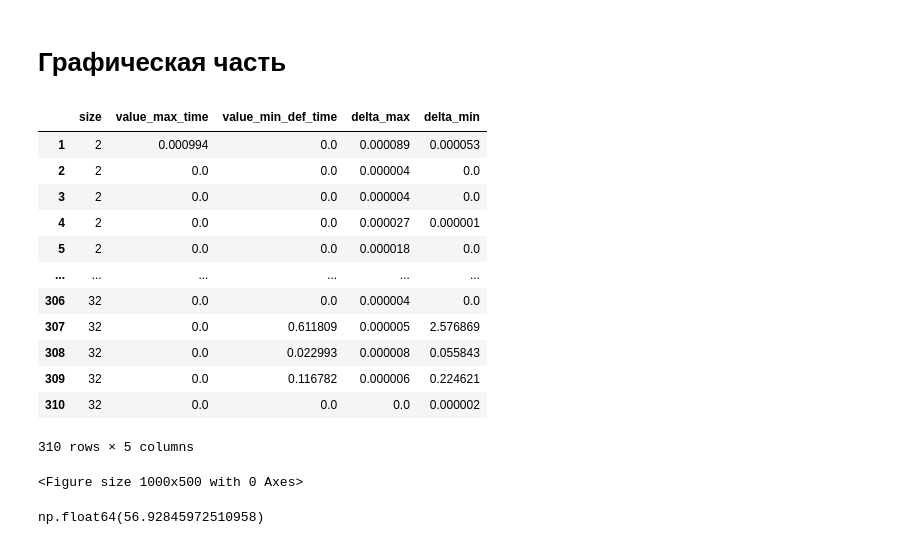
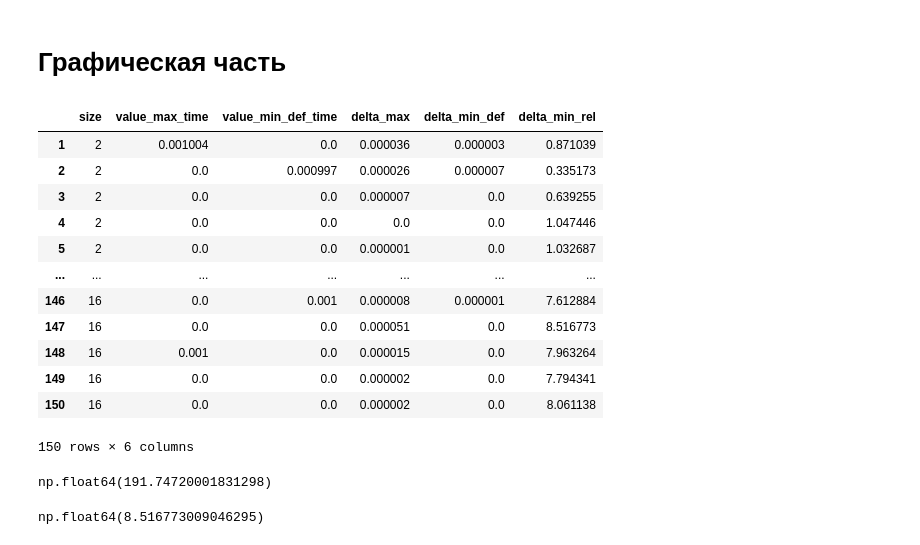
Before and after one commit to Jrol123/CalcMath, a Jupyter notebook: Course_prog/S5/main.ipynb, the cells around one changed output. Cells and saved outputs as stored; diff of their text form; code cells hidden in the pictures.

```diff
--- a/Course_prog/S5/main.ipynb
+++ b/Course_prog/S5/main.ipynb
@@ -6,7 +6,7 @@ import warnings
 warnings.filterwarnings(action="ignore", category=DeprecationWarning)
 # %%
 FIRST_SIZE = 2
-LAST_SIZE = 32
+LAST_SIZE = 16
 
 COUNT_TRIES = 10
 
@@ -26,8 +26,8 @@ df = pd.DataFrame(
         "value_max_time",
         "value_min_def",
         "value_min_def_time",
-        # "value_min_rel",
-        # "value_min_rel_time"
+        "value_min_rel",
+        "value_min_rel_time"
     ],
     index=range(1, (LAST_SIZE - FIRST_SIZE + 1) * COUNT_TRIES + 1),
 )
@@ -252,0 +229,5 @@ A: np.matrix = np.matrix("1 -2 -1;"
+# %%
+A: np.matrix = np.matrix("1 -2 -1;"
+                         "-1 1 1;"
+                         "1 0 -1")  # 0, 2, -1
+# arnoldi_iteration(A=A, n=3)
@@ -259,10 +338,12 @@ def generate_non_singular(n):
             return matrix
 # %%
 import numpy as np
-# texts = ["Прямые итерации", "Обратные итерации (обычные)", "Обратные итерации (Релэя)"]
-# funcs = [power_iteration, inverse_power_def, inverse_power_rel]
-texts = ["Прямые итерации", "Обратные итерации (обычные)"]
-funcs = [power_iteration, inverse_power_def]
+# texts = ["Прямые итерации", "Обратные итерации (обычные)", "Обратные итерации (Арнольди)"]
+# funcs = [power_iteration, inverse_power_def, arnoldi_iteration]
+texts = ["Прямые итерации", "Обратные итерации (обычные)", "Обратные итерации (Релэя)"]
+funcs = [power_iteration, inverse_power_def, inverse_power_rel]
+# texts = ["Прямые итерации", "Обратные итерации (обычные)"]
+# funcs = [power_iteration, inverse_power_def]
 mass = []
 
 for i in range(FIRST_SIZE, LAST_SIZE + 1):
@@ -274,7 +355,8 @@ for i in range(FIRST_SIZE, LAST_SIZE + 1):
     print()
 
 df["delta_max"] = abs(df["true_value_max"] - df["value_max"])
-df["delta_min"] = abs(df["true_value_min"] - df["value_min_def"])
+df["delta_min_def"] = abs(df["true_value_min"] - df["value_min_def"])
+df["delta_min_rel"] = abs(df["true_value_min"] - df["value_min_rel"])
 
 df
 # %% [output]
@@ -341,29 +424,32 @@ df.sort_values("delta_min", ascending=False).head(10)
 # %%
 import matplotlib.pyplot as plt
 # %%
-res_df = df[["size", "value_max_time", "value_min_def_time", "delta_max", "delta_min"]]
-plt.figure(figsize=(10, 5))
-x = range(FIRST_SIZE, LAST_SIZE + 1)
+res_df = df[["size", "value_max_time", "value_min_def_time", "delta_max", "delta_min_def", "delta_min_rel"]]
+figsize = (12, 6)
+b_k = range(FIRST_SIZE, LAST_SIZE + 1)
 x_lt = np.linspace(FIRST_SIZE, LAST_SIZE)
 res_df
 # %% [output]
-|  | size | value_max_time | value_min_def_time | delta_max | delta_min |
-| 1 | 2 | 0.000994 | 0.0 | 0.000089 | 0.000053 |
-| 2 | 2 | 0.0 | 0.0 | 0.000004 | 0.0 |
-| 3 | 2 | 0.0 | 0.0 | 0.000004 | 0.0 |
-| 4 | 2 | 0.0 | 0.0 | 0.000027 | 0.000001 |
-| 5 | 2 | 0.0 | 0.0 | 0.000018 | 0.0 |
-| ... | ... | ... | ... | ... | ... |
-| 306 | 32 | 0.0 | 0.0 | 0.000004 | 0.0 |
-| 307 | 32 | 0.0 | 0.611809 | 0.000005 | 2.576869 |
-| 308 | 32 | 0.0 | 0.022993 | 0.000008 | 0.055843 |
-| 309 | 32 | 0.0 | 0.116782 | 0.000006 | 0.224621 |
-| 310 | 32 | 0.0 | 0.0 | 0.0 | 0.000002 |
+|  | size | value_max_time | value_min_def_time | delta_max | delta_min_def | delta_min_rel |
+| 1 | 2 | 0.001004 | 0.0 | 0.000036 | 0.000003 | 0.871039 |
+| 2 | 2 | 0.0 | 0.000997 | 0.000026 | 0.000007 | 0.335173 |
+| 3 | 2 | 0.0 | 0.0 | 0.000007 | 0.0 | 0.639255 |
+| 4 | 2 | 0.0 | 0.0 | 0.0 | 0.0 | 1.047446 |
+| 5 | 2 | 0.0 | 0.0 | 0.000001 | 0.0 | 1.032687 |
+| ... | ... | ... | ... | ... | ... | ... |
+| 146 | 16 | 0.0 | 0.001 | 0.000008 | 0.000001 | 7.612884 |
+| 147 | 16 | 0.0 | 0.0 | 0.000051 | 0.0 | 8.516773 |
+| 148 | 16 | 0.001 | 0.0 | 0.000015 | 0.0 | 7.963264 |
+| 149 | 16 | 0.0 | 0.0 | 0.000002 | 0.0 | 7.794341 |
+| 150 | 16 | 0.0 | 0.0 | 0.000002 | 0.0 | 8.061138 |
-310 rows × 5 columns
+150 rows × 6 columns
-<Figure size 1000x500 with 0 Axes>
 # %%
-max(res_df["delta_min"])
+max(res_df["delta_min_def"])
 # %% [output]
-np.float64(56.92845972510958)
+np.float64(191.74720001831298)
+# %%
+max(res_df["delta_min_rel"])
+# %% [output]
+np.float64(8.516773009046295)
 # %%
 mean_res = res_df.groupby("size").mean()
```
Also changed, not shown: parts of 19 cells of this notebook, 1 other file.
